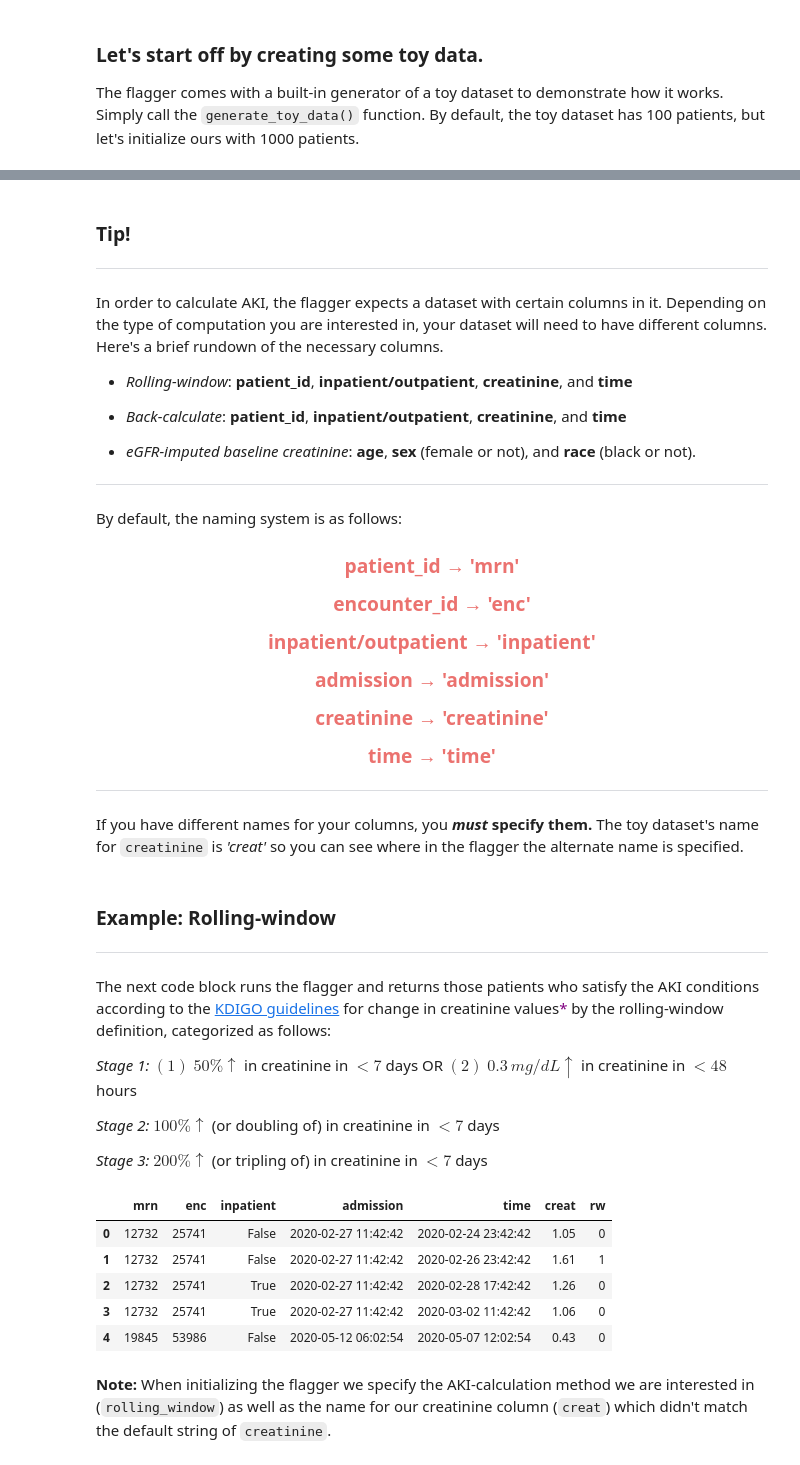
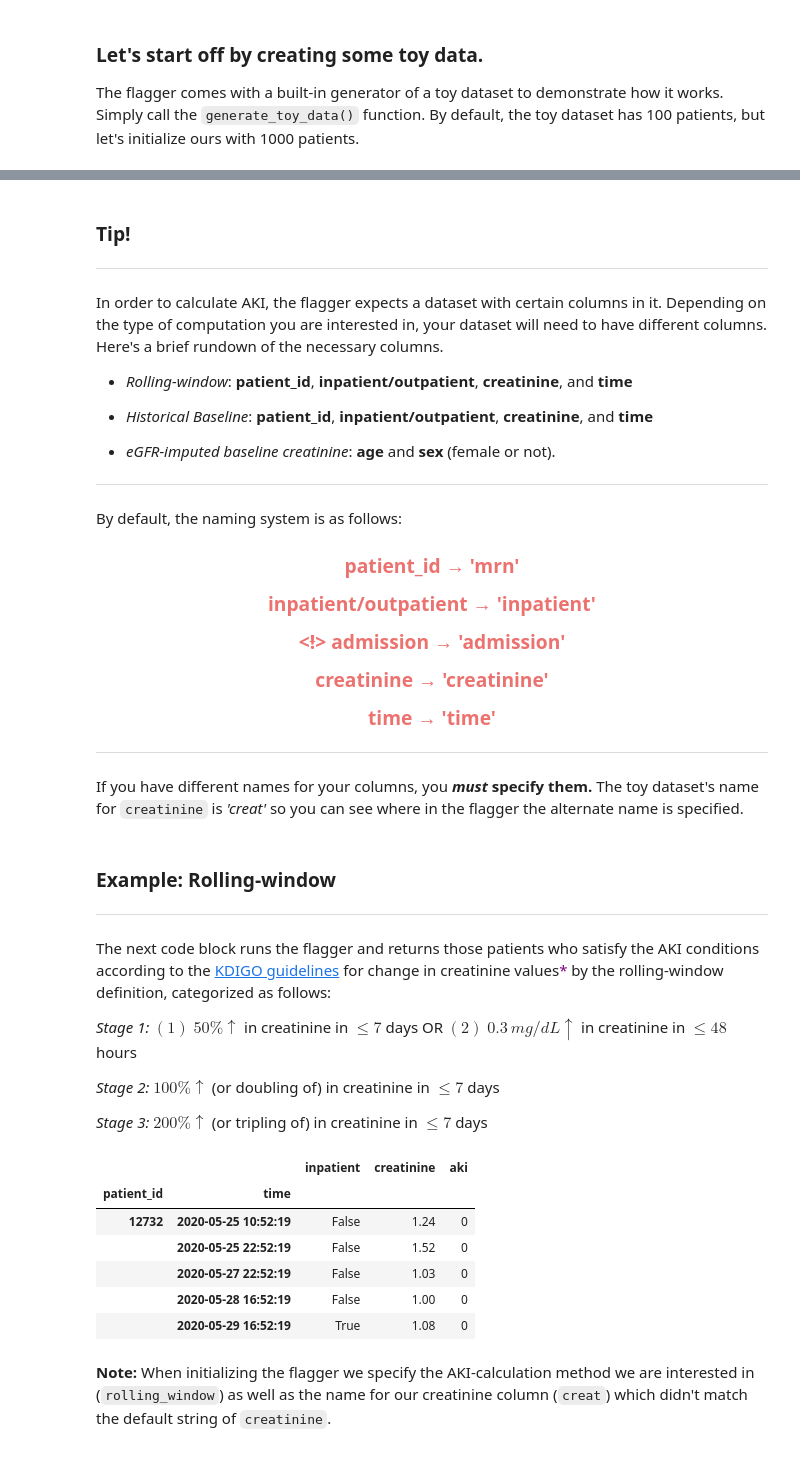
Before and after one commit to isaranwrap/StandardizingAKI, a Jupyter notebook: notebooks/GettingStarted.ipynb, the cells around one changed output, grey strips where cells are left out. Cells and saved outputs as stored; diff of their text form; code cells hidden in the pictures.

```diff
--- a/notebooks/GettingStarted.ipynb
+++ b/notebooks/GettingStarted.ipynb
@@ -35,7 +38,7 @@ from akiFlagger import AKIFlagger, generate_toy_data
 
 The flagger comes with a built-in generator of a toy dataset to demonstrate how it works. Simply call the `generate_toy_data()` function. By default, the toy dataset has 100 patients, but let's initialize ours with 1000 patients.
 # %%
-toy = generate_toy_data(num_patients=100)
+toy = generate_toy_data(num_patients=1000)
 print('Toy dataset shape: {}'.format(toy.shape))
 toy.head()
 # %% [output]
@@ -56,10 +59,10 @@ In order to calculate AKI, the flagger expects a dataset with certain columns in
 * *Rolling-window*: **patient_id**, **inpatient/outpatient**, **creatinine**, and **time**
 
 
-* *Back-calculate*: **patient_id**, **inpatient/outpatient**, **creatinine**, and **time**
+* *Historical Baseline*: **patient_id**, **inpatient/outpatient**, **creatinine**, and **time**
 
 
-* *eGFR-imputed baseline creatinine*: **age**, **sex** (female or not), and **race** (black or not).
+* *eGFR-imputed baseline creatinine*: **age** and **sex** (female or not).
 
 ------------
 By default, the naming system is as follows:
@@ -69,11 +72,9 @@ By default, the naming system is as follows:
 
 **patient_id &#8594; 'mrn'** <p>
 
-**encounter_id &#8594; 'enc'** <p>
-
 **inpatient/outpatient &#8594; 'inpatient'** <p>
 
-**admission &#8594; 'admission'** <p>
+<~~!~~> **admission &#8594; 'admission'** <p>
 
 **creatinine &#8594; 'creatinine'** <p>
 
@@ -91,25 +92,26 @@ If you have different names for your columns, you **_must_ specify them.** The t
 The next code block runs the flagger and returns those patients who satisfy the AKI conditions according to the [KDIGO guidelines](https://kdigo.org/guidelines/) for change in creatinine values<font color = 'purple'>*</font> by the rolling-window definition, categorized as follows:
 
 
-*Stage 1:* $(1)$ $50\% \uparrow$ in creatinine in $ < 7 $ days OR $(2)$ $0.3\, mg/dL \uparrow $  in creatinine in $ < 48$ hours
+*Stage 1:* $(1)$ $50\% \uparrow$ in creatinine in $ \le 7 $ days OR $(2)$ $0.3\, mg/dL \uparrow $  in creatinine in $ \le 48$ hours
 
-*Stage 2:* $100\% \uparrow$ (or doubling of) in creatinine in $ < 7 $ days
+*Stage 2:* $100\% \uparrow$ (or doubling of) in creatinine in $ \le 7 $ days
 
-*Stage 3:* $200\% \uparrow$ (or tripling of) in creatinine in $ < 7 $ days
+*Stage 3:* $200\% \uparrow$ (or tripling of) in creatinine in $ \le 7 $ days
 
 [comment]: <> (<font color = 'purple'> *Except for the automatic stage 3 from creatinine > 4.0 mg/dL</font>)
 # %%
-flagger = AKIFlagger(rolling_window = True, creatinine = 'creat')
+flagger = AKIFlagger(rolling_window = True, creatinine = 'creatinine')
 out = flagger.returnAKIpatients(toy)
-out = out[['mrn', 'enc', 'inpatient', 'admission', 'time', 'creat', 'rw']] # This just orders the columns to match the initial order
+out = out[['inpatient', 'creatinine', 'aki']] # Select the relevant columns
 out.head()
 # %% [output]
-|  | mrn | enc | inpatient | admission | time | creat | rw |
-| 0 | 12732 | 25741 | False | 2020-02-27 11:42:42 | 2020-02-24 23:42:42 | 1.05 | 0 |
-| 1 | 12732 | 25741 | False | 2020-02-27 11:42:42 | 2020-02-26 23:42:42 | 1.61 | 1 |
-| 2 | 12732 | 25741 | True | 2020-02-27 11:42:42 | 2020-02-28 17:42:42 | 1.26 | 0 |
-| 3 | 12732 | 25741 | True | 2020-02-27 11:42:42 | 2020-03-02 11:42:42 | 1.06 | 0 |
-| 4 | 19845 | 53986 | False | 2020-05-12 06:02:54 | 2020-05-07 12:02:54 | 0.43 | 0 |
+|  |  | inpatient | creatinine | aki |
+| patient_id | time |  |  |  |
+| 12732 | 2020-05-25 10:52:19 | False | 1.24 | 0 |
+|  | 2020-05-25 22:52:19 | False | 1.52 | 0 |
+|  | 2020-05-27 22:52:19 | False | 1.03 | 0 |
+|  | 2020-05-28 16:52:19 | False | 1.00 | 0 |
+|  | 2020-05-29 16:52:19 | True | 1.08 | 0 |
 # %% [markdown]
 **Note:** When initializing the flagger we specify the AKI-calculation method we are interested in (`rolling_window`) as well as the name for our creatinine column (`creat`) which didn't match the default string of `creatinine`.
 # %%
```
Also changed, not shown: parts of 16 cells of this notebook.
